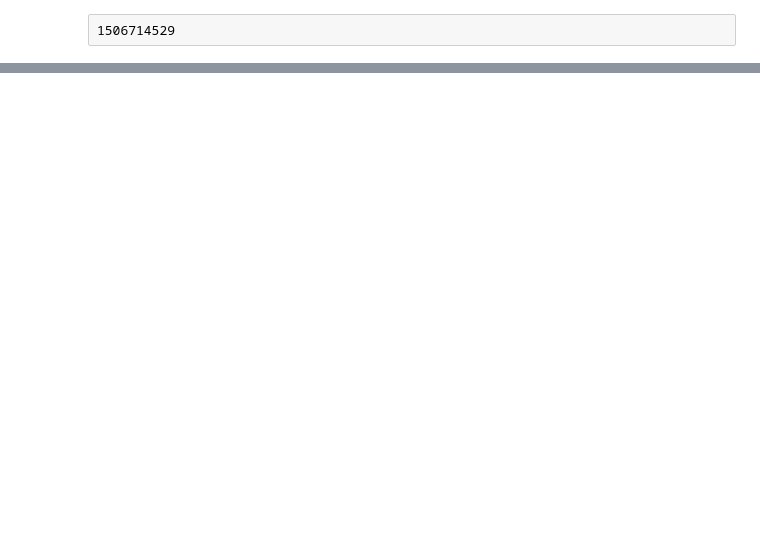
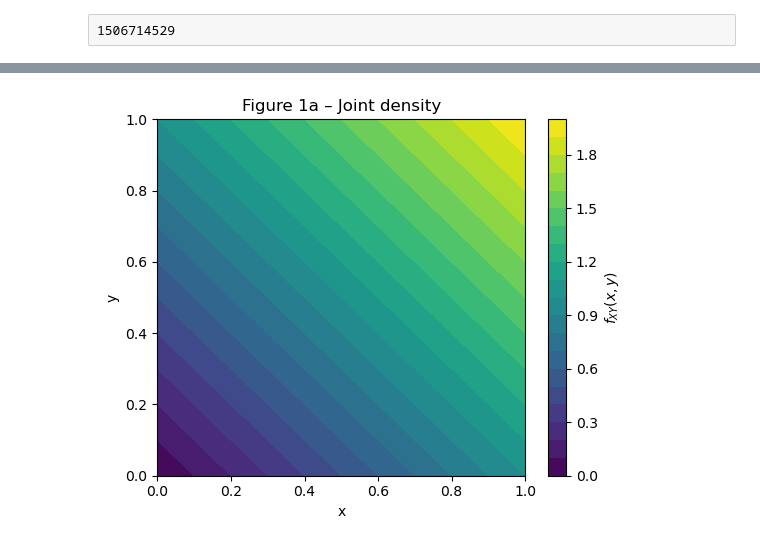
Before and after one commit to Jovannimunoz03/StatisticsMP3, a Jupyter notebook: mp3.ipynb, the cells around one changed output, grey strips where cells are left out. Drawn from its saved outputs; the diff is of its cells as text; code cells hidden in the pictures; blank space fills up the shorter version.

```diff
--- a/mp3.ipynb
+++ b/mp3.ipynb
@@ -28,0 +338,10 @@ Step 1
+# %%
+#plot Joint Density
+fig, ax = plt.subplots(figsize=(5.5, 4.5))
+cont = ax.contourf(Xg, Yg, Zg, levels=20, cmap="viridis")
+fig.colorbar(cont, ax=ax, label=r"$f_{XY}(x,y)$")
+ax.set(xlabel="x", ylabel="y", title="Figure 1a – Joint density")
+plt.tight_layout()
+plt.show()
+# %% [output]
+[figure, added]
```
Also changed, not shown: parts of 112 cells of this notebook, 19 other files.
